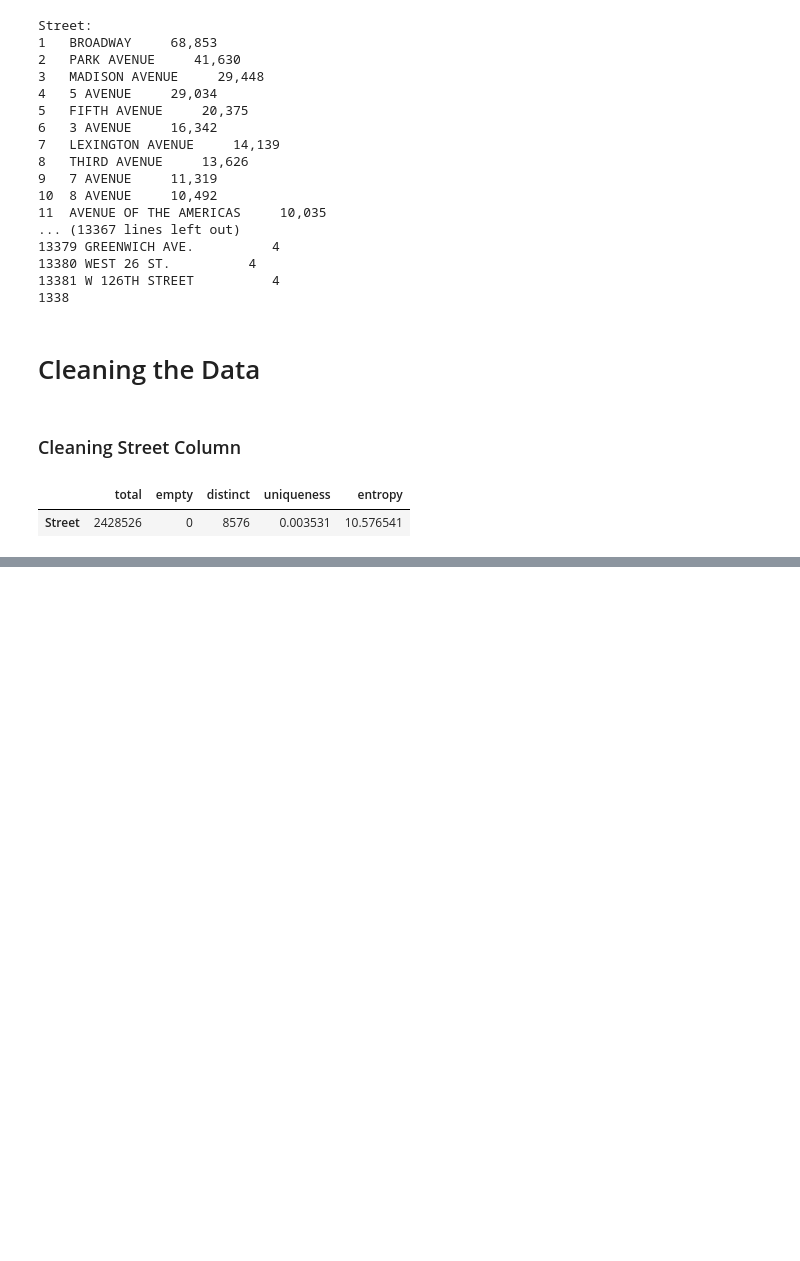
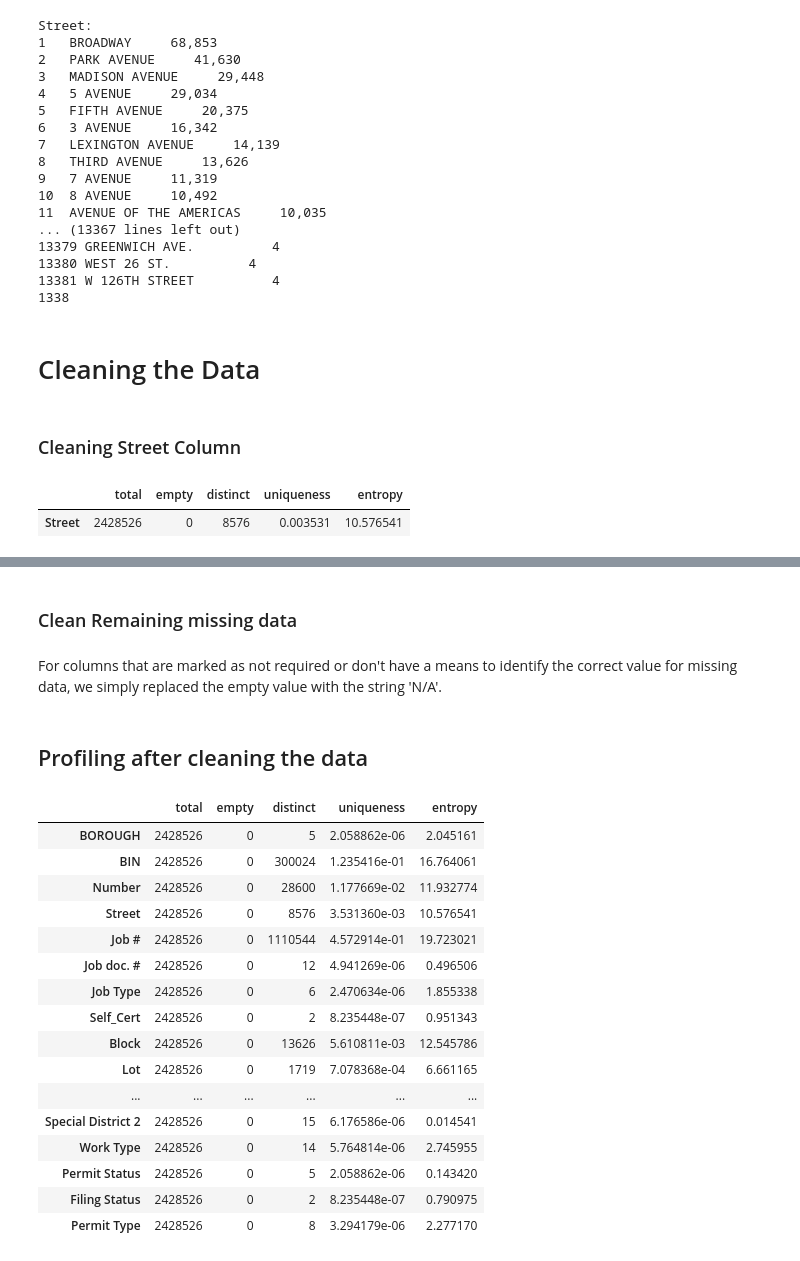
Before and after one commit to HahnNYU/Assignment-3-hgh2023-vap2030-wc2276, a Jupyter notebook: Assignment-3-Historical_DOB_Permit_Issuance.ipynb, the cells around one changed output, grey strips where cells are left out. Cells and saved outputs as stored; diff of their text form; code cells hidden in the pictures; blank space fills up the shorter version.

Commit message:
added cleaning of first 20 columns to notebook

```diff
--- a/Assignment-3-Historical_DOB_Permit_Issuance.ipynb
+++ b/Assignment-3-Historical_DOB_Permit_Issuance.ipynb
@@ -171,0 +271,65 @@ after_clean_street.stats()
+# %% [markdown]
+### Clean Remaining missing data
+# %% [markdown]
+For columns that are marked as not required or don't have a means to identify the correct value for missing data, we simply replaced the empty value with the string 'N/A'.
+# %%
+# Replace unrequired and missing data with N/A
+def replace_empty_data(self_cert, postcode, bldg_type, residential, special1, special2, work_type, permit_status):
+    if is_empty(self_cert):
+        self_cert = 'N/A'
+    if is_empty(postcode):
+        postcode = 'N/A'
+    if is_empty(bldg_type):
+        bldg_type = 'N/A'
+    if is_empty(residential):
+        residential = 'N/A'
+    if is_empty(special1):
+        special1 = 'N/A'
+    if is_empty(special2):
+        special2 = 'N/A'
+    if is_empty(work_type):
+        work_type = 'N/A'
+    if is_empty(permit_status):
+        permit_status = 'N/A'
+    return self_cert, postcode, bldg_type, residential, special1, special2, work_type, permit_status
+
+def clean_missing_data(ds):
+    COLUMNS= [
+        'Self_Cert',
+        'Postcode',
+        'Bldg Type',
+        'Residential',
+        'Special District 1',
+        'Special District 2',
+        'Work Type',
+        'Permit Status'
+    ]
+    cleaned_data = ds.update(COLUMNS, lambda s, po, b, r, s1, s2, w, pe: replace_empty_data(s, po, b, r, s1, s2, w, pe))
+    return cleaned_data
+
+ds_full = clean_missing_data(ds_full)
+# %% [markdown]
+## Profiling after cleaning the data
+# %%
+ds = ds_full.select(columns=COLUMNS_SUBSET)
+
+profiles = ds.profile(default_profiler=DefaultColumnProfiler)
+profiles.stats()
+# %% [output]
+|  | total | empty | distinct | uniqueness | entropy |
+| BOROUGH | 2428526 | 0 | 5 | 2.058862e-06 | 2.045161 |
+| BIN | 2428526 | 0 | 300024 | 1.235416e-01 | 16.764061 |
+| Number | 2428526 | 0 | 28600 | 1.177669e-02 | 11.932774 |
+| Street | 2428526 | 0 | 8576 | 3.531360e-03 | 10.576541 |
+| Job # | 2428526 | 0 | 1110544 | 4.572914e-01 | 19.723021 |
+| Job doc. # | 2428526 | 0 | 12 | 4.941269e-06 | 0.496506 |
+| Job Type | 2428526 | 0 | 6 | 2.470634e-06 | 1.855338 |
+| Self_Cert | 2428526 | 0 | 2 | 8.235448e-07 | 0.951343 |
+| Block | 2428526 | 0 | 13626 | 5.610811e-03 | 12.545786 |
+| Lot | 2428526 | 0 | 1719 | 7.078368e-04 | 6.661165 |
+| ... | ... | ... | ... | ... | ... |
+| Special District 2 | 2428526 | 0 | 15 | 6.176586e-06 | 0.014541 |
+| Work Type | 2428526 | 0 | 14 | 5.764814e-06 | 2.745955 |
+| Permit Status | 2428526 | 0 | 5 | 2.058862e-06 | 0.143420 |
+| Filing Status | 2428526 | 0 | 2 | 8.235448e-07 | 0.790975 |
+| Permit Type | 2428526 | 0 | 8 | 3.294179e-06 | 2.277170 |
```
Also changed, not shown: parts of 13 cells of this notebook, 1 other file.
